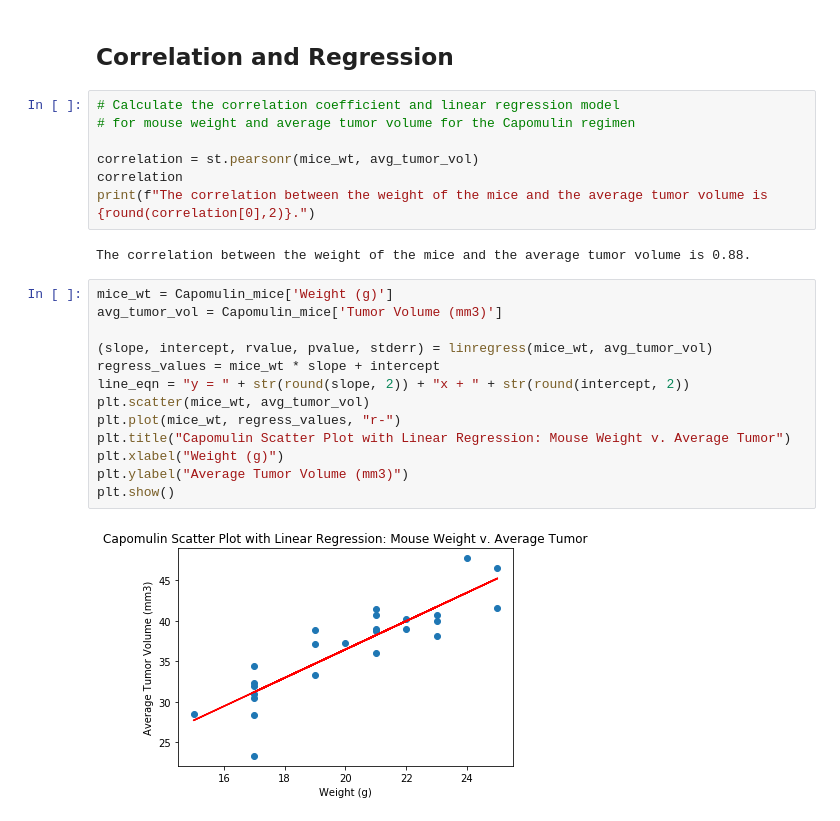
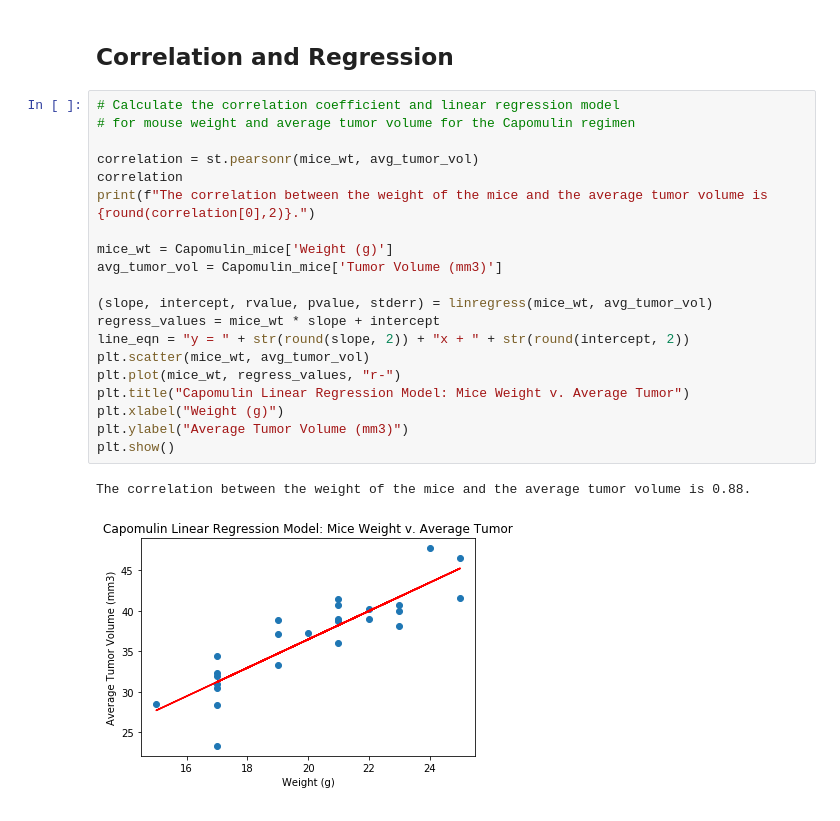
Before and after one commit to minerva-b/Matplotlib-Challenge, a Jupyter notebook: Pymaceuticals_Code.ipynb, the cells around one changed output. Drawn from its saved outputs; the diff is of its cells as text.

```diff
--- a/Pymaceuticals_Code.ipynb
+++ b/Pymaceuticals_Code.ipynb
@@ -367,24 +447,23 @@ plt.show()
 # %%
 # Calculate the correlation coefficient and linear regression model
 # for mouse weight and average tumor volume for the Capomulin regimen
 
 correlation = st.pearsonr(mice_wt, avg_tumor_vol)
 correlation
 print(f"The correlation between the weight of the mice and the average tumor volume is {round(correlation[0],2)}.")
+
+mice_wt = Capomulin_mice['Weight (g)']
+avg_tumor_vol = Capomulin_mice['Tumor Volume (mm3)']
+
+(slope, intercept, rvalue, pvalue, stderr) = linregress(mice_wt, avg_tumor_vol)
+regress_values = mice_wt * slope + intercept
+line_eqn = "y = " + str(round(slope, 2)) + "x + " + str(round(intercept, 2))
+plt.scatter(mice_wt, avg_tumor_vol)
+plt.plot(mice_wt, regress_values, "r-")
+plt.title("Capomulin Linear Regression Model: Mice Weight v. Average Tumor")
+plt.xlabel("Weight (g)")
+plt.ylabel("Average Tumor Volume (mm3)")
+plt.show()
 # %% [output]
 The correlation between the weight of the mice and the average tumor volume is 0.88.
+[figure, added]
-# %%
-mice_wt = Capomulin_mice['Weight (g)']
-avg_tumor_vol = Capomulin_mice['Tumor Volume (mm3)']
-
-(slope, intercept, rvalue, pvalue, stderr) = linregress(mice_wt, avg_tumor_vol)
-regress_values = mice_wt * slope + intercept
-line_eqn = "y = " + str(round(slope, 2)) + "x + " + str(round(intercept, 2))
-plt.scatter(mice_wt, avg_tumor_vol)
-plt.plot(mice_wt, regress_values, "r-")
-plt.title("Capomulin Scatter Plot with Linear Regression: Mouse Weight v. Average Tumor")
-plt.xlabel("Weight (g)")
-plt.ylabel("Average Tumor Volume (mm3)")
-plt.show()
-# %% [output]
-[figure, removed]
```
Also changed, not shown: parts of 13 cells of this notebook.
